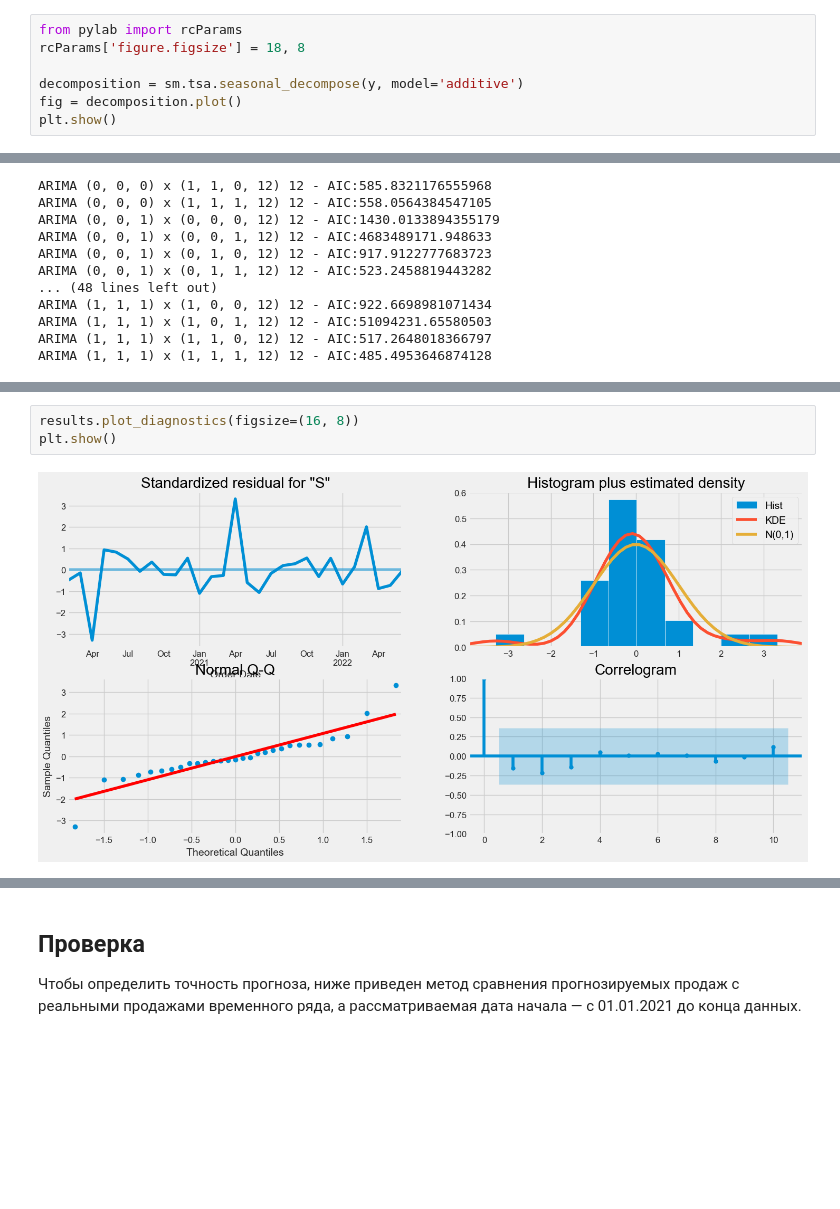
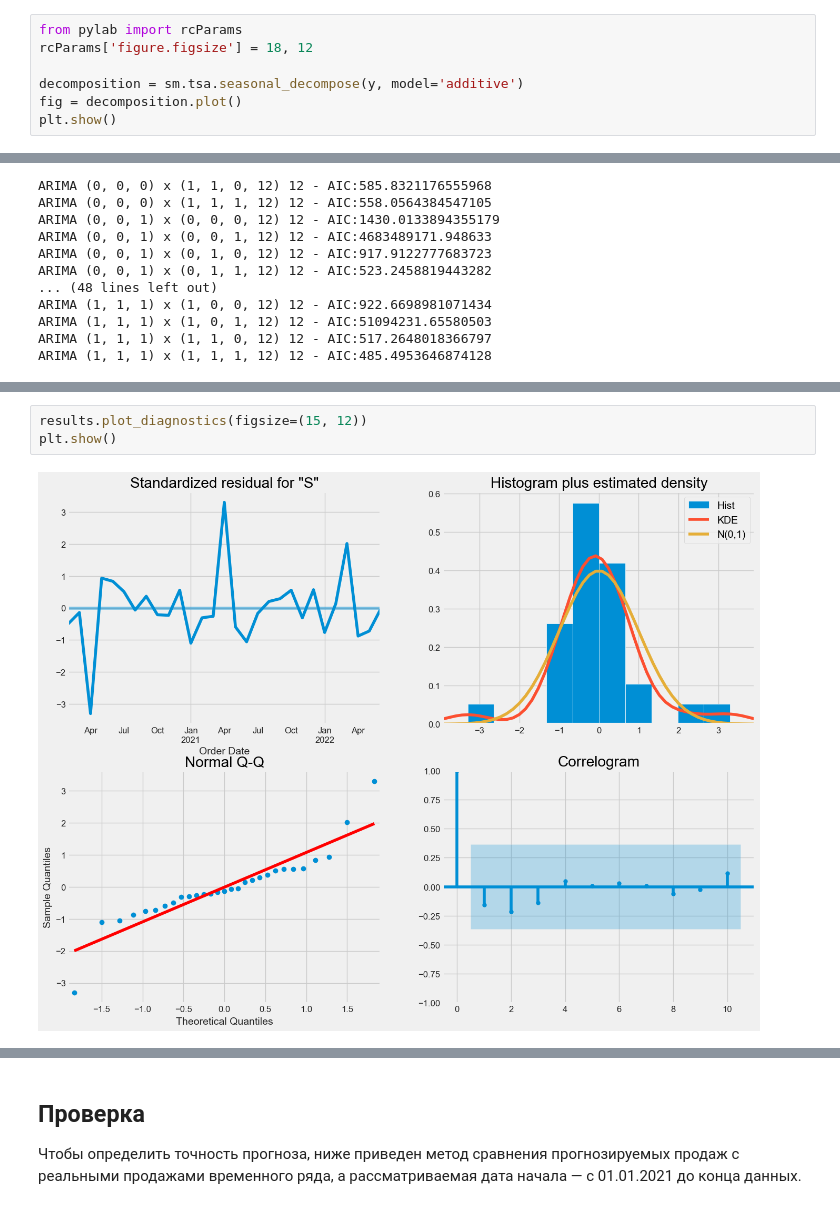
Before and after one commit to OriginalModo/FORECAST_TESTT, a Jupyter notebook: Retail_Forecast.ipynb, the cells around one changed output, grey strips where cells are left out. Saved outputs shown, nothing was run; the diff lists cells and outputs as text; blank space fills up the shorter version.

```diff
--- a/Retail_Forecast.ipynb
+++ b/Retail_Forecast.ipynb
@@ -126,6 +130,6 @@ plt.show()
 # %%
 from pylab import rcParams
-rcParams['figure.figsize'] = 18, 8
+rcParams['figure.figsize'] = 18, 12
 
 decomposition = sm.tsa.seasonal_decompose(y, model='additive')
 fig = decomposition.plot()
@@ -207,5 +214,5 @@ sigma2      5.766e+12    2.2e-12   2.62e+24      0.000    5.77e+12    5.77e+12
 # %%
-results.plot_diagnostics(figsize=(16, 8))
+results.plot_diagnostics(figsize=(15, 12))
 plt.show()
 # %% [output]
-[figure, old version]
+[figure, new version]
```
Also changed, not shown: parts of 18 cells of this notebook.
